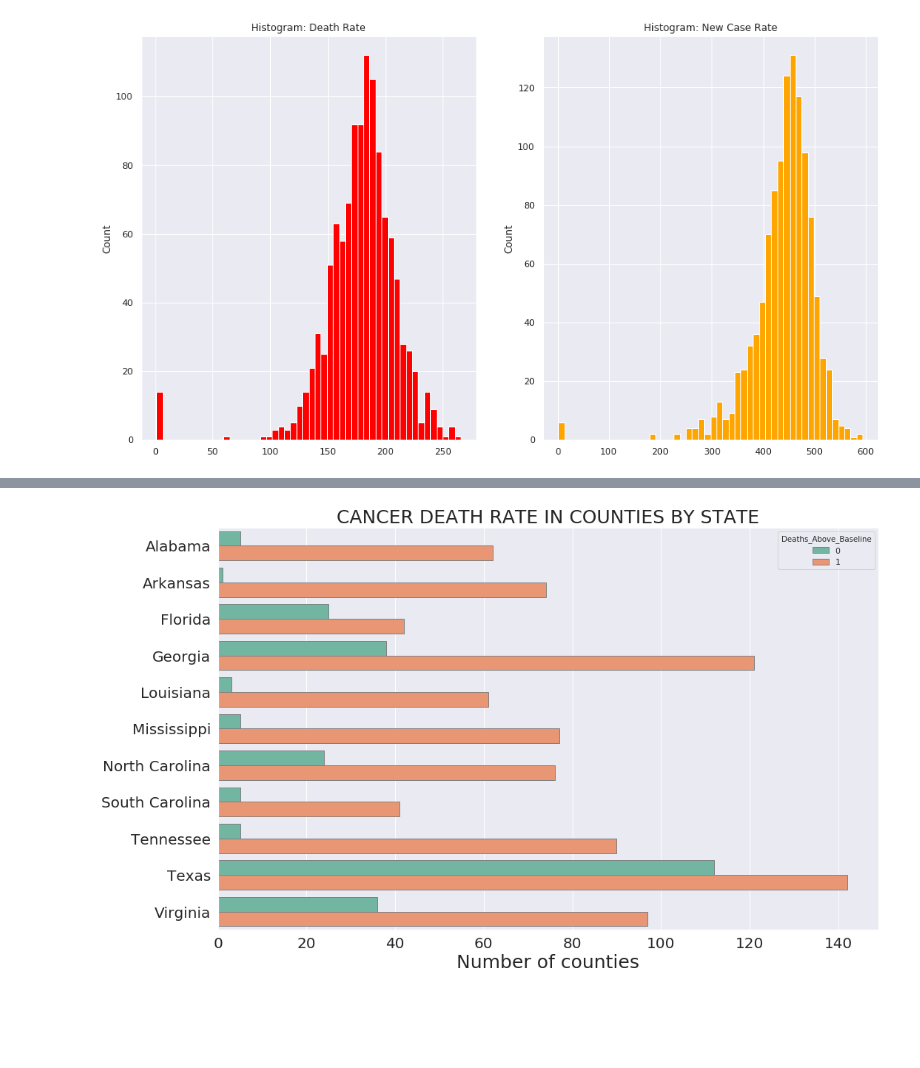
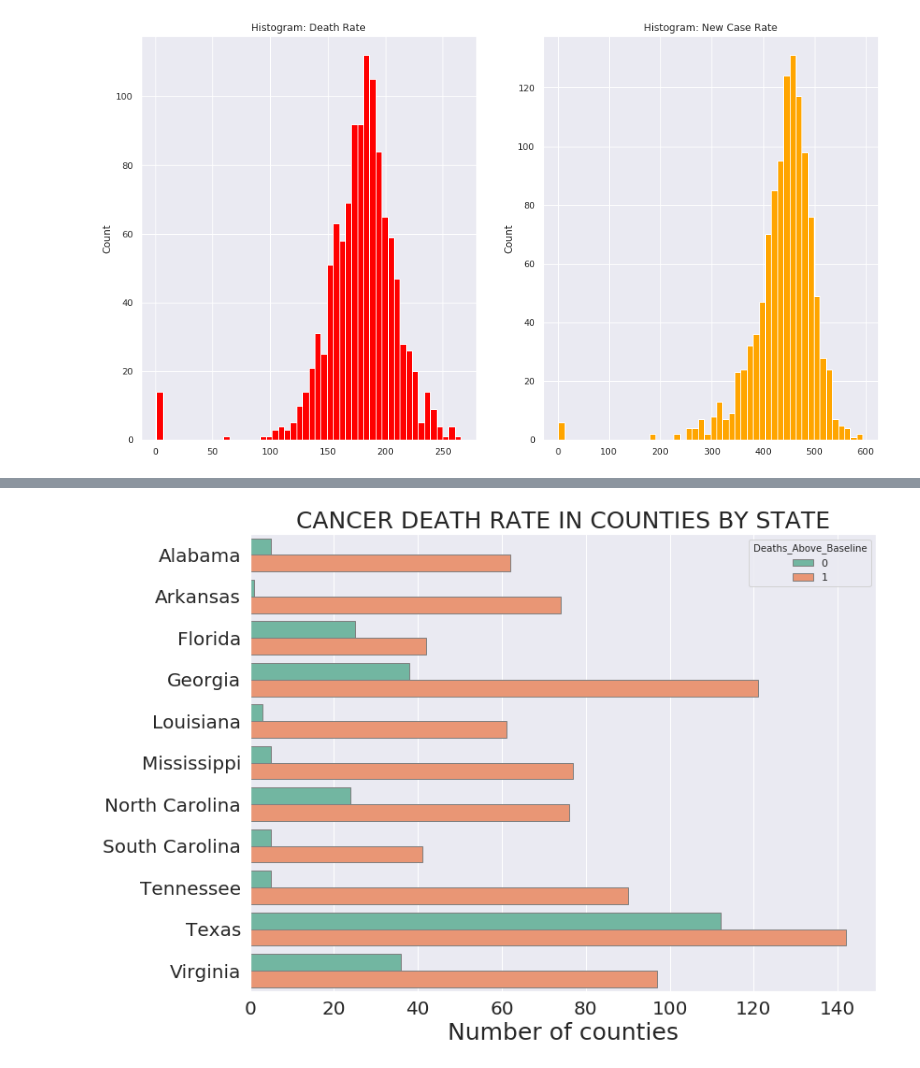
Before and after one commit to Ashutosh-Singhal/Cancer_SHD_TN, a Jupyter notebook: EDA_cancer_health_determinants.ipynb, the cells around one changed output, grey strips where cells are left out. Drawn from its saved outputs; the diff is of its cells as text; code cells hidden in the pictures; blank space fills up the shorter version.

```diff
--- a/EDA_cancer_health_determinants.ipynb
+++ b/EDA_cancer_health_determinants.ipynb
@@ -308,7 +322,7 @@ py.iplot(fig, filename='Average Annual Rate of Deaths per 100,000 (2011-2015)')
 # %% [output]
 [interactive output not drawn]
 # %%
-plt.rcParams["figure.figsize"] = (16,9)
+plt.rcParams["figure.figsize"] = (12,9)
 ax = sns.countplot(y= 'State',  hue = 'Cases_Above_Average', palette="Set2", edgecolor='grey', alpha = 1,
                    data = master.groupby(["State"]).apply(lambda x: x.sort_values(["Cases_Above_Average"],
                                                                                   ascending = True)))
@@ -324,16 +338,16 @@ plt.show();
 # %%
-plt.rcParams["figure.figsize"] = (16,10)
+plt.rcParams["figure.figsize"] = (12,9)
 ax = sns.countplot(y= 'State',  hue = 'Deaths_Above_Baseline', palette="Set2", edgecolor='grey', alpha = 1,
                    data = master.groupby(["State"]).apply(lambda x: x.sort_values(["Deaths_Above_Baseline"],
                                                                                   ascending = True)))
 ax.set_title('CANCER DEATH RATE IN COUNTIES BY STATE', fontsize = 25)
 ax.set_ylabel('', fontsize = 25)
 ax.set_xlabel('Number of counties', fontsize = 25)
 plt.xticks(fontsize = 20, rotation = 0)
 plt.yticks(fontsize = 20)
 plt.show();
 # %% [output]
-[figure, old version]
+[figure, new version]
 # %%
 #ax = sns.swarmplot(x= 'State', y = 'Deaths_AgeAdj_Rate', hue="Presence_of_violation", data = master)
 # %%
```
Also changed, not shown: parts of 11 cells of this notebook, 2 other files.
